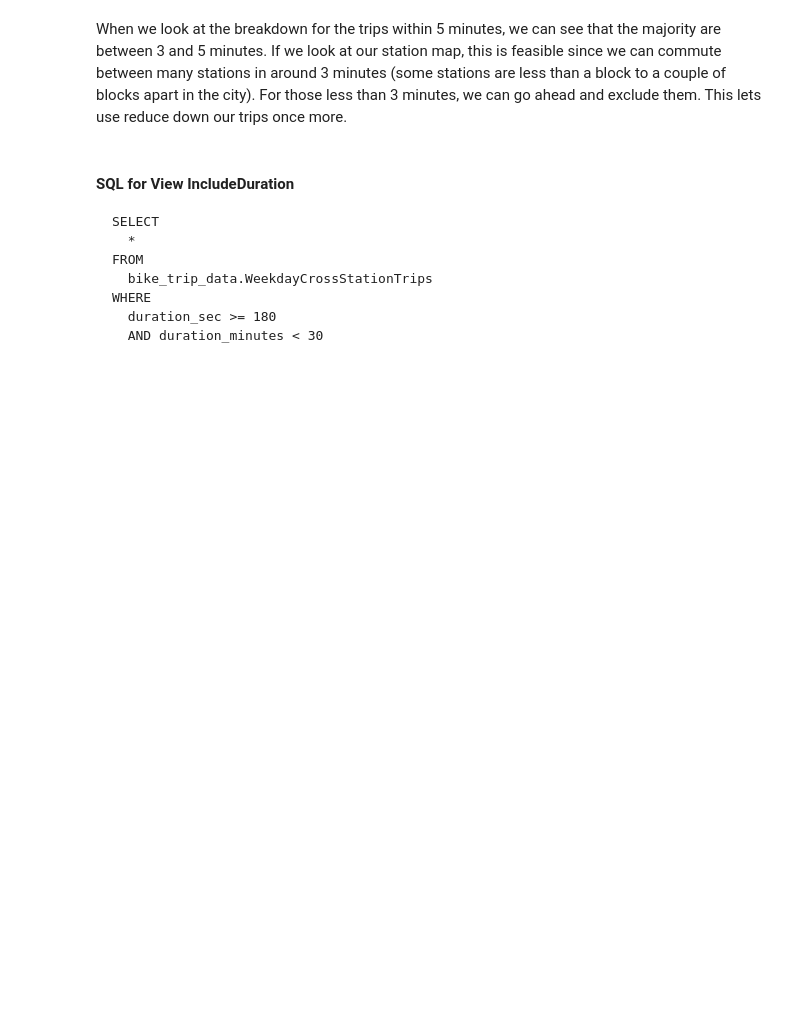
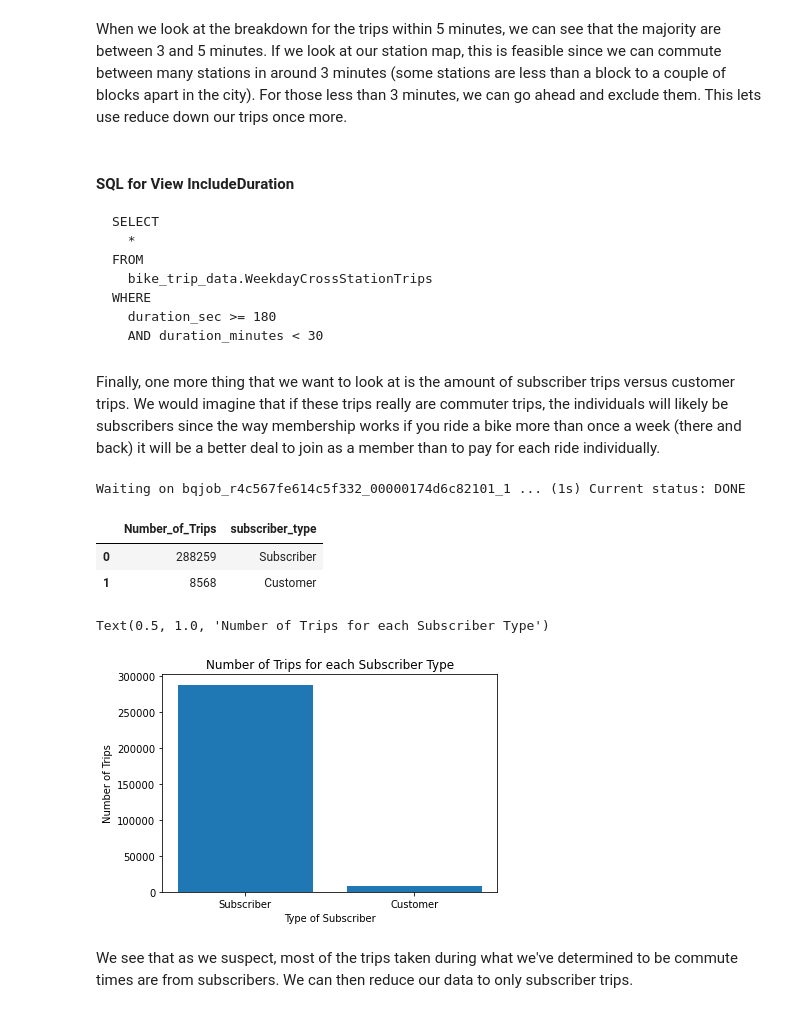
Before and after one commit to isaacvernon1/w205Project1, a Jupyter notebook: Project_1.ipynb, the cells around one changed output. Drawn from its saved outputs; the diff is of its cells as text; code cells hidden in the pictures; blank space fills up the shorter version.

Commit message:
All but last part of commute

````diff
--- a/Project_1.ipynb
+++ b/Project_1.ipynb
@@ -291,3 +291,77 @@ WHERE
   duration_sec >= 180
   AND duration_minutes < 30
 ```
+# %% [markdown]
+Finally, one more thing that we want to look at is the amount of subscriber trips versus customer trips. We would imagine that if these trips really are commuter trips, the individuals will likely be subscribers since the way membership works if you ride a bike more than once a week (there and back) it will be a better deal to join as a member than to pay for each ride individually.
+# %%
+! bq query --use_legacy_sql=FALSE --format=csv \
+'SELECT Count(*) as Number_of_Trips,\
+  subscriber_type\
+FROM (SELECT\
+  *\
+FROM\
+  (SELECT\
+    *\
+  FROM (\
+    SELECT\
+      *\
+    FROM (\
+      SELECT\
+        *,\
+        EXTRACT(HOUR\
+        FROM\
+          start_date) AS Start_Hour,\
+        CAST(ROUND(duration_sec / 60.0) AS INT64) AS duration_minutes\
+      FROM (\
+        SELECT\
+          *\
+        FROM (\
+          SELECT\
+            *,\
+            CASE EXTRACT(DAYOFWEEK\
+            FROM\
+              start_date)\
+              WHEN 1 THEN "Sunday"\
+              WHEN 2 THEN "Monday"\
+              WHEN 3 THEN "Tuesday"\
+              WHEN 4 THEN "Wednesday"\
+              WHEN 5 THEN "Thursday"\
+              WHEN 6 THEN "Friday"\
+              WHEN 7 THEN "Saturday"\
+          END\
+            AS Day_of_Week,\
+          FROM\
+            `bigquery-public-data.san_francisco.bikeshare_trips`)\
+        WHERE\
+          Day_of_Week <> "Saturday"\
+          AND DAY_of_Week <> "Sunday"))\
+    WHERE\
+      (Start_Hour > 6\
+        AND Start_Hour < 10)\
+      OR ((Start_Hour > 3\
+          AND Start_Hour < 7)))\
+  WHERE\
+    start_station_name <> end_station_name)\
+WHERE\
+  duration_sec >= 180\
+  AND duration_minutes < 30)\
+GROUP BY subscriber_type' > Subscriber.csv
+# %% [output]
+Waiting on bqjob_r4c567fe614c5f332_00000174d6c82101_1 ... (1s) Current status: DONE
+# %%
+subnum = pd.read_csv("Subscriber.csv")
+subnum
+# %% [output]
+|  | Number_of_Trips | subscriber_type |
+| 0 | 288259 | Subscriber |
+| 1 | 8568 | Customer |
+# %%
+plt.bar(subnum["subscriber_type"], subnum["Number_of_Trips"])
+plt.xlabel("Type of Subscriber")
+plt.ylabel("Number of Trips")
+plt.title("Number of Trips for each Subscriber Type")
+# %% [output]
+Text(0.5, 1.0, 'Number of Trips for each Subscriber Type')
+[figure, added]
+# %% [markdown]
+We see that as we suspect, most of the trips taken during what we've determined to be commute times are from subscribers. We can then reduce our data to only subscriber trips.
````
Also changed, not shown: parts of 2 cells of this notebook.
